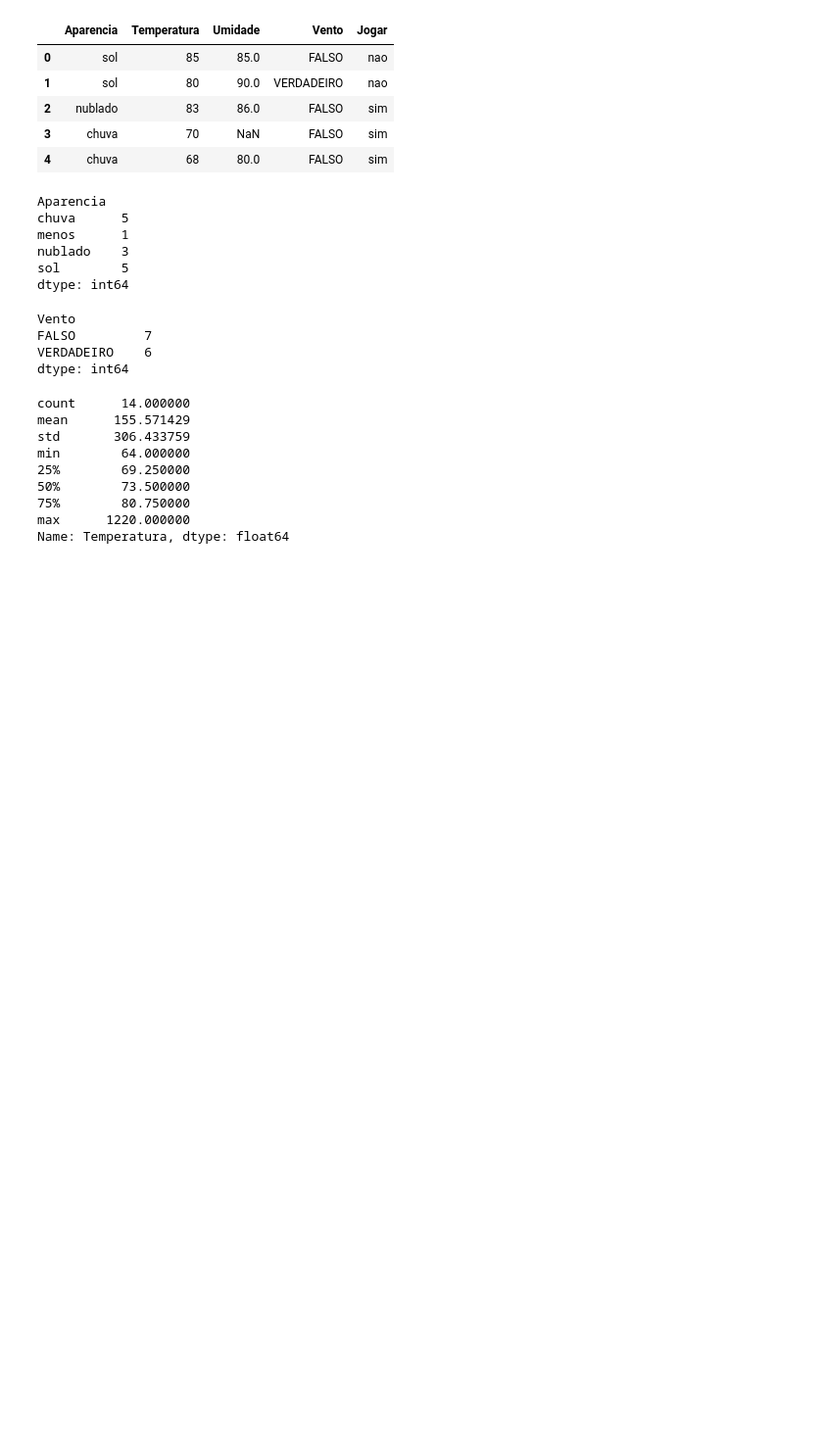
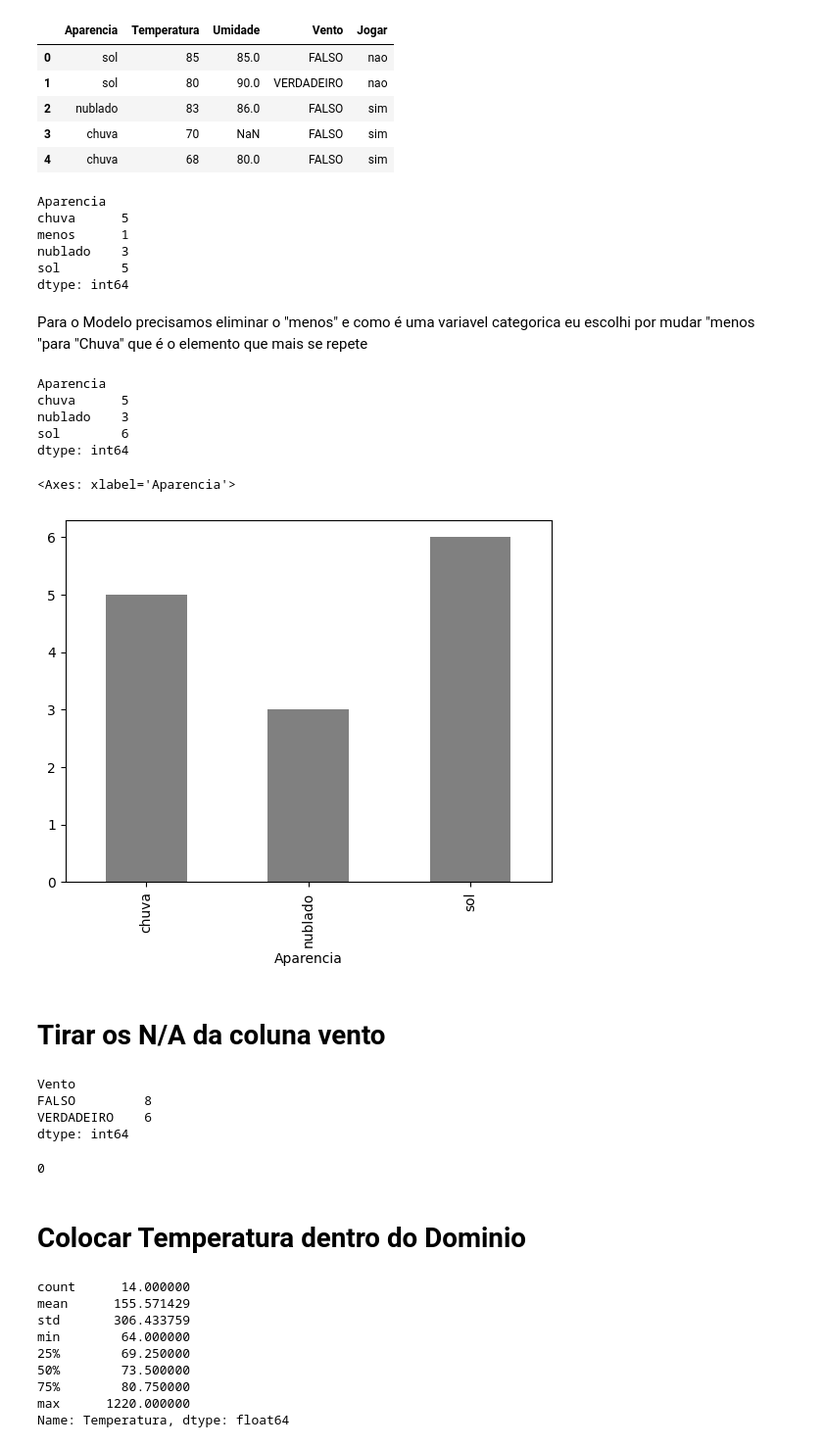
Before and after one commit to EnnioSantos/Analise-de-Dados-com-Python, a Jupyter notebook: Tratamento_de_Dados_Metereologicos.ipynb, the cells around one changed output. Shown: that part at 98% size. Drawn from its saved outputs; the diff is of its cells as text; code cells hidden in the pictures; blank space fills up the shorter version.

```diff
--- a/Tratamento_de_Dados_Metereologicos.ipynb
+++ b/Tratamento_de_Dados_Metereologicos.ipynb
@@ -49,11 +51,35 @@ menos      1
 nublado    3
 sol        5
 dtype: int64
+# %% [markdown]
+Para o Modelo precisamos eliminar o "menos" e como é uma variavel categorica eu escolhi por mudar "menos "para "Chuva" que é o elemento que mais se repete
+# %%
+db.loc[db['Aparencia'] ==  'menos', 'Aparencia'] = "sol"
+#visualiza o resultado
+aparencia = db.groupby(['Aparencia']).size()
+aparencia
+# %% [output]
+Aparencia
+chuva      5
+nublado    3
+sol        6
+dtype: int64
+# %%
+aparencia.plot.bar(color = 'gray')
+# %% [output]
+<Axes: xlabel='Aparencia'>
+[figure, added]
+# %% [markdown]
+# Tirar os N/A da coluna vento
 # %%
 vento = db.groupby(['Vento']).size()
 vento
 # %% [output]
 Vento
-FALSO         7
+FALSO         8
 VERDADEIRO    6
 dtype: int64
+# %%
+db['Vento'].isnull().sum()
+# %% [output]
+0
@@ -60,3 +89,5 @@ dtype: int64
+# %% [markdown]
+# Colocar Temperatura dentro do Dominio
 # %%
 #exploração dados numericos
 db['Temperatura'].describe()
```
Also changed, not shown: parts of 16 cells of this notebook.
